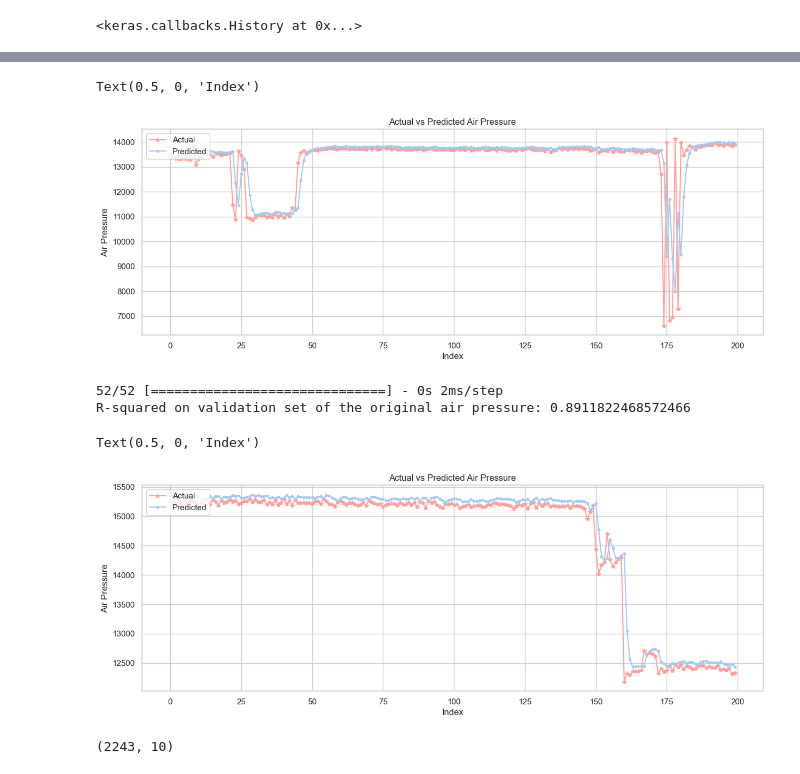
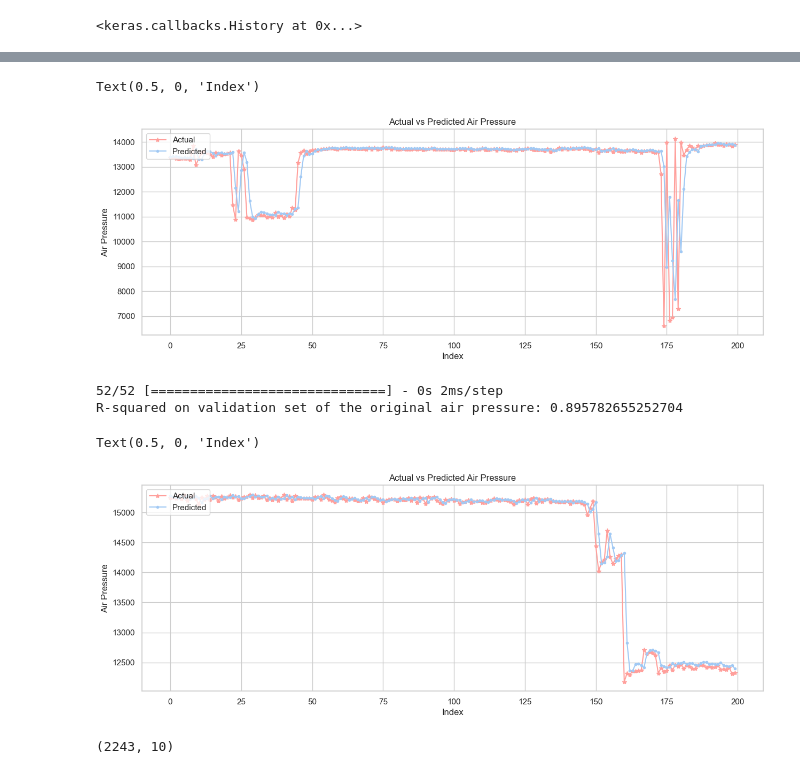
Before and after one commit to MonuSingh16/assessment-takehome, a Jupyter notebook: takehome-sotaog/notebooks/LSTM-forecasting-sotaog.ipynb, the cells around one changed output, grey strips where cells are left out. Cells and saved outputs as stored; diff of their text form; code cells hidden in the pictures.

Commit message:
LSTM  Model for univariate timeseries

```diff
--- a/takehome-sotaog/notebooks/LSTM-forecasting-sotaog.ipynb
+++ b/takehome-sotaog/notebooks/LSTM-forecasting-sotaog.ipynb
@@ -403,7 +404,7 @@ WARNING:tensorflow:`period` argument is deprecated. Please use `save_freq` to sp
 # %%
 from sklearn.metrics import r2_score
 
-best_model = load_model(os.path.join('GRU_Model', 'Gas_Flow_Rate_y.02-0.0027.hdf5'))
+best_model = load_model(os.path.join('LSTM_Model', 'Gas_Flow_Rate_y.14-0.0120.hdf5'))
 preds = best_model.predict(X_val_B)
 pred_gas_flow_y = scaler.inverse_transform(preds)
 pred_gas_flow_y = np.squeeze(pred_gas_flow_y)
@@ -427,5 +428,5 @@ R-squared on validation set of the original gas flow meter rate: 0.7836463778449
 Text(0.5, 0, 'Index')
-[figure, old version]
+[figure, new version]
 # %%
 preds = best_model.predict(X_train_B)
 pred_gas_flow_y = scaler.inverse_transform(preds)
@@ -446,9 +447,9 @@ plt.ylabel('Air Pressure')
 plt.xlabel('Index')
 # %% [output]
 52/52 [==============================] - 0s 2ms/step
-R-squared on validation set of the original air pressure: 0.8911822468572466
+R-squared on validation set of the original air pressure: 0.895782655252704
 Text(0.5, 0, 'Index')
-[figure, old version]
+[figure, new version]
 # %%
 df_final_B = pd.concat([df_train_B, df_val_B])
 df_final_B.shape
```
Also changed, not shown: parts of 9 cells of this notebook, 18 other files.
